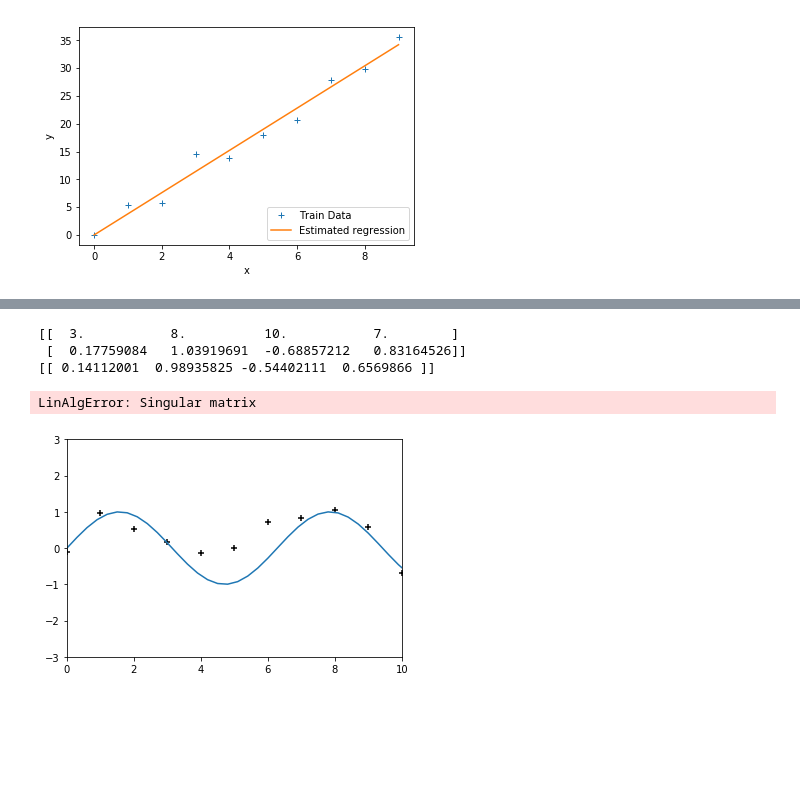
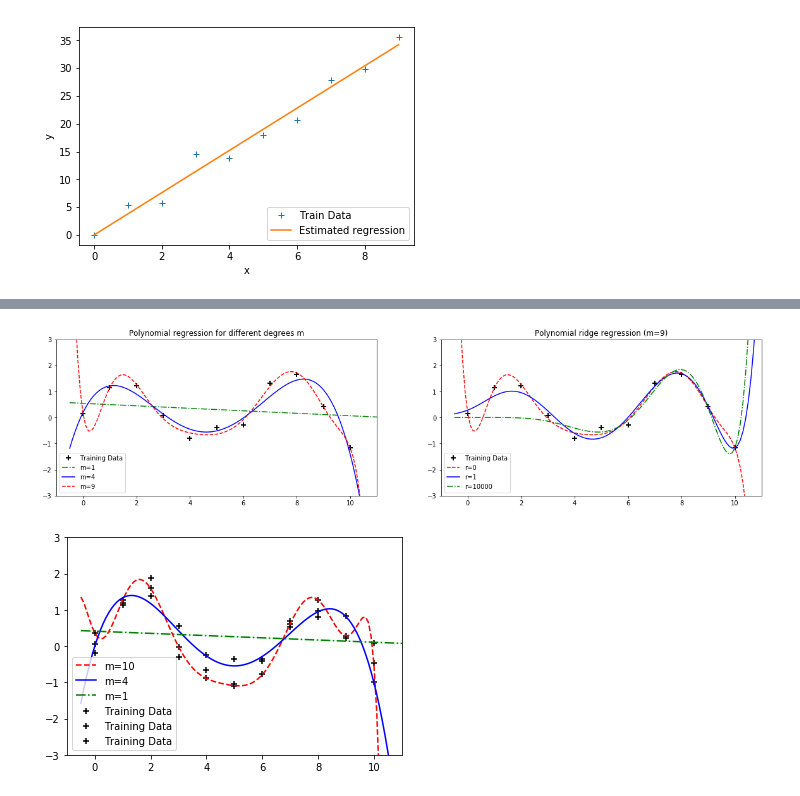
Before and after one commit to AlexNic01/Cognitive-Algorithms, a Jupyter notebook: assignment_4/a4_notebook.ipynb, the cells around one changed output, grey strips where cells are left out. Saved outputs shown, nothing was run; the diff lists cells and outputs as text; code cells hidden in the pictures; blank space fills up the shorter version.

```diff
--- a/assignment_4/a4_notebook.ipynb
+++ b/assignment_4/a4_notebook.ipynb
@@ -153,8 +174,0 @@ def test_polynomial_regression(grade = 4):
-# %%
-test_polynomial_regression()
-# %% [output]
-[[  3.           8.          10.           7.        ]
- [  0.17759084   1.03919691  -0.68857212   0.83164526]]
-[[ 0.14112001  0.98935825 -0.54402111  0.6569866 ]]
-LinAlgError: Singular matrix
-[figure, removed]
@@ -160,0 +210,49 @@ LinAlgError: Singular matrix
+# %%
+def test_polynomial_regression_3():
+    d_toy = sp.sin(sp.arange(11)) + sp.random.normal(0, 0.5, 11)
+
+    #Apply and visualize polynomial ridge regression for different parameters:
+    #a) m = 1, 4, 9 with λ = 0
+    pl.figure(figsize=(20,10))
+    pl.subplot(2,2,1)
+    pl.plot(sp.arange(11), d_toy, 'k+', label='Training Data', mew=2.0, ms=8.0)
+    X, Y = train_lin_reg(2,0,d_toy)
+    pl.plot(X, Y.T, 'g-.', label = 'm=1')
+
+    X, Y = train_lin_reg(5,0,d_toy)
+    pl.plot(X, Y.T, 'b-' , label = 'm=4')
+
+    X, Y = train_lin_reg(10,0,d_toy)
+    pl.plot(X, Y.T, 'r--', label = 'm=9')
+
+    pl.axis([-1, 11, -3, 3])
+    pl.legend(loc = 3)
+    pl.title('Polynomial regression for different degrees m')
+#############################################
+#b) λ = 0, 1, 10000 with m = 9
+    pl.subplot(2,2,2)
+    pl.plot(sp.arange(11), d_toy, 'k+', label='Training Data', mew=2.0, ms=8.0)
+
+    X, Y = train_lin_reg(10,0,d_toy)
+    pl.plot(X, Y.T, 'r--', label = 'r=0')
+
+    X, Y = train_lin_reg(10,1,d_toy)
+    pl.plot(X, Y.T, 'b-' , label = 'r=1')
+
+    X, Y = train_lin_reg(10,10000,d_toy)
+    pl.plot(X, Y.T, 'g-.', label = 'r=10000')
+    pl.title('Polynomial ridge regression (m=9)')
+    pl.axis([-1, 11, -3, 3])
+    pl.legend(loc = 3)
+# %%
+test_polynomial_regression_3()
+# %% [output]
+[figure, added]
+# %%
+test_polynomial_regression_2(11, label='m=10')
+test_polynomial_regression_2(5, label='m=4', style='b-')
+test_polynomial_regression_2(2, label='m=1', style='g-.')
+#test_polynomial_regression_2(4, 0)
+#test_polynomial_regression_2(2, 0)
+# %% [output]
+[figure, added]
```
Also changed, not shown: parts of 10 cells of this notebook, 5 other files.
